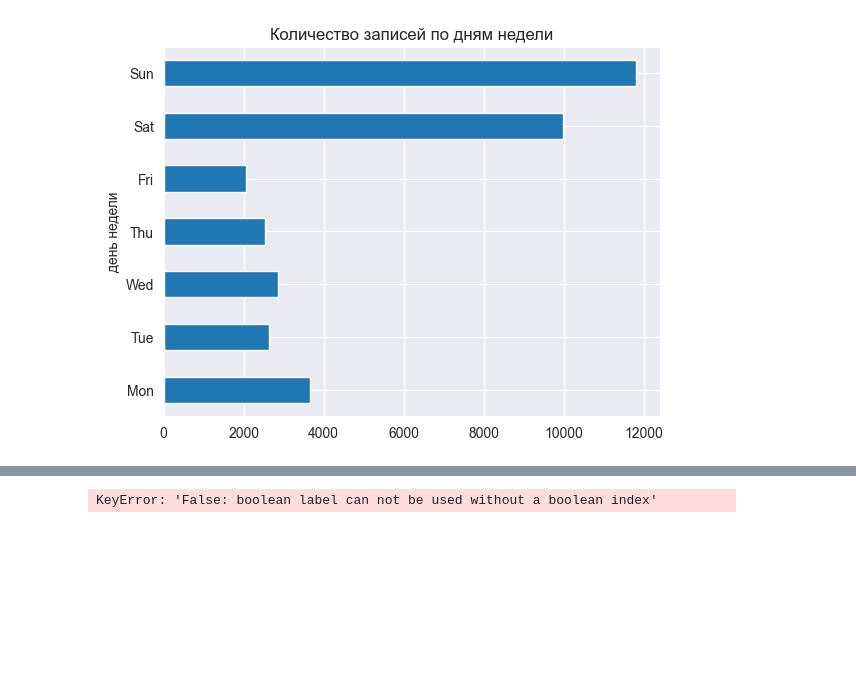
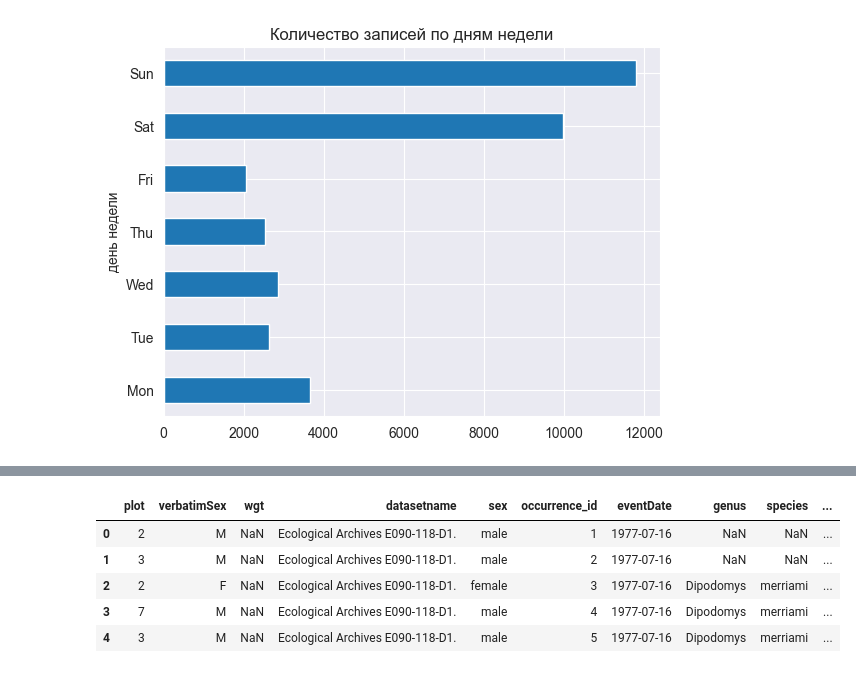
Before and after one commit to afedyanin/msu-data-analysis, a Jupyter notebook: notebooks/msu/ad-task-003.ipynb, the cells around one changed output, grey strips where cells are left out. Drawn from its saved outputs; the diff is of its cells as text; code cells hidden in the pictures; blank space fills up the shorter version.

```diff
--- a/notebooks/msu/ad-task-003.ipynb
+++ b/notebooks/msu/ad-task-003.ipynb
@@ -260,3 +254,11 @@ ax.set_ylabel("день недели")
 plt.show()
 # %% [output]
 [figure]
+# %%
+'''
+УПРАЖНЕНИЕ 12
+Прочитайте файл «species.csv» и сохраните полученный набор данных как переменную species_data.
+'''
+spec_filename = "..\\..\\data\\003\\species.csv"
+species_data = pd.read_csv(spec_filename, sep=";")
+species_data.head()
@@ -265,8 +274,22 @@ plt.show()
 УПРАЖНЕНИЕ 13
 Преобразуйте значение «NE» в «NA», используя логическое индексирование/фильтрацию для столбца species_id.
 '''
-
-selected = survey_data_decoupled.loc["species_id" = "NE", ["species_id"]]
-selected.head()
+species_data.loc[species_data["species_id"] == "NE", ["species_id"]] = "NA"
-# %% [output]
-KeyError: 'False: boolean label can not be used without a boolean index'
+# %%
+'''
+УПРАЖНЕНИЕ 14
+Объедините фреймы данных survey_data_decoupled и фрейм данных видов данных путем добавления соответствующей информации о видах (название, класс, царство и т. д.) к отдельным наблюдениям.
+Назначьте выходные данные новой переменной survey_data_species.
+'''
+
+survey_data_species = pd.merge(survey_data_decoupled, species_data, how="left", left_on="species", right_on="species_id")
+survey_data_species = survey_data_species.drop(["species_x" , "species_id" ], axis = 1)
+survey_data_species = survey_data_species.rename (columns = { "species_y" : "species" })
+survey_data_species.head()
+# %% [output]
+|  | plot | verbatimSex | wgt | datasetname | sex | occurrence_id | eventDate | genus | species | ... |
+| 0 | 2 | M | NaN | Ecological Archives E090-118-D1. | male | 1 | 1977-07-16 | NaN | NaN | ... |
+| 1 | 3 | M | NaN | Ecological Archives E090-118-D1. | male | 2 | 1977-07-16 | NaN | NaN | ... |
+| 2 | 2 | F | NaN | Ecological Archives E090-118-D1. | female | 3 | 1977-07-16 | Dipodomys | merriami | ... |
+| 3 | 7 | M | NaN | Ecological Archives E090-118-D1. | male | 4 | 1977-07-16 | Dipodomys | merriami | ... |
+| 4 | 3 | M | NaN | Ecological Archives E090-118-D1. | male | 5 | 1977-07-16 | Dipodomys | merriami | ... |
```
Also changed, not shown: parts of 4 cells of this notebook.
